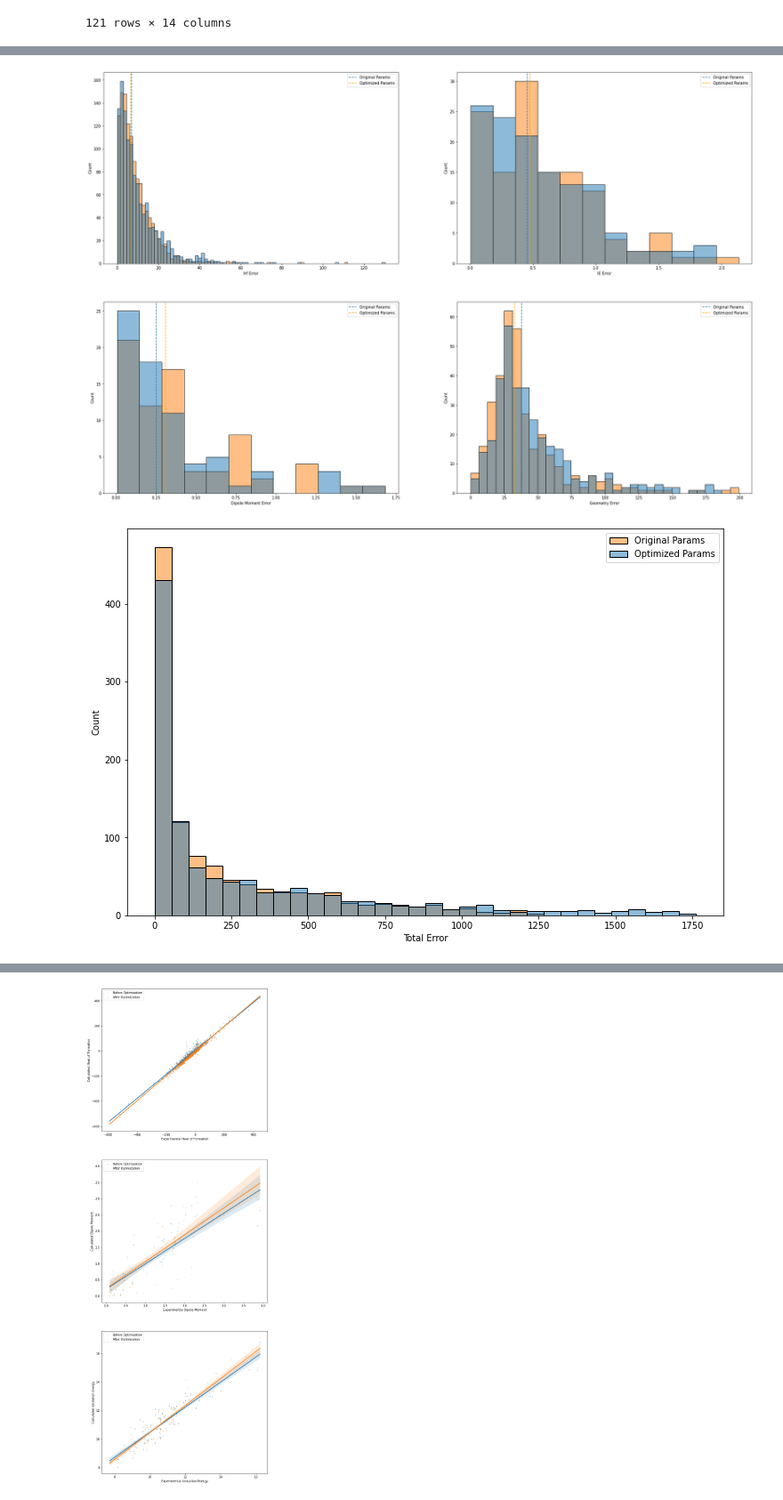
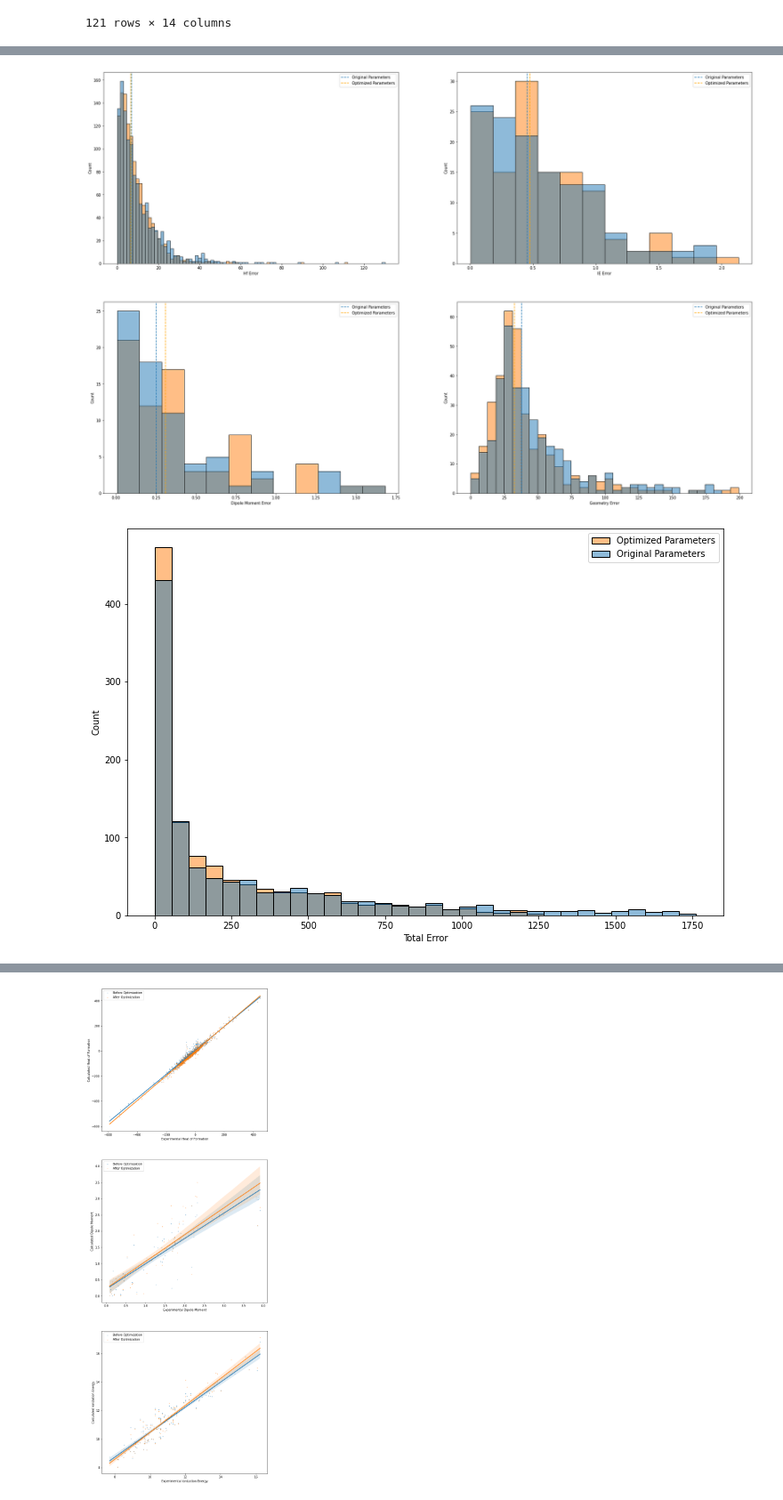
Before and after one commit to BluSteve/STYau122, a Jupyter notebook: python/Analysis.ipynb, the cells around one changed output, grey strips where cells are left out. Shown at 89% size. Cells and saved outputs as stored; diff of their text form; code cells hidden in the pictures.

```diff
--- a/python/Analysis.ipynb
+++ b/python/Analysis.ipynb
@@ -128,18 +114,18 @@ for i, e in enumerate(errorTypes):
     axs[i].axvline(dfs[3][e].abs().median(), color='orange', linestyle='--')
     sns.histplot(data=tgt, x=tgt[e].abs(), hue="optMethod", ax=axs[i])
     axs[i].set_xlabel(betterNames2[i])
-    axs[i].legend(labels=['Original Params', 'Optimized Params'])
+    axs[i].legend(labels=['Original Parameters', 'Optimized Parameters'])
 
 plt.savefig('error-hist.png', dpi=600)
 # %% [output]
-[figure, old version]
+[figure, new version]
 # %%
 plt.figure(figsize=(12, 8))
 ax = sns.histplot(data=orig_wb.append(wellbehaving, ignore_index=True), x='totalError', hue="optMethod")
 ax.set_xlabel('Total Error')
-plt.legend(labels=['Original Params', 'Optimized Params'])
+plt.legend(labels=['Optimized Parameters', 'Original Parameters'])
 
 plt.savefig('total-error-dist.png', dpi=300)
 # %% [output]
-[figure, old version]
+[figure, new version]
 # %%
```
Also changed, not shown: parts of 6 cells of this notebook, 14 other files.
